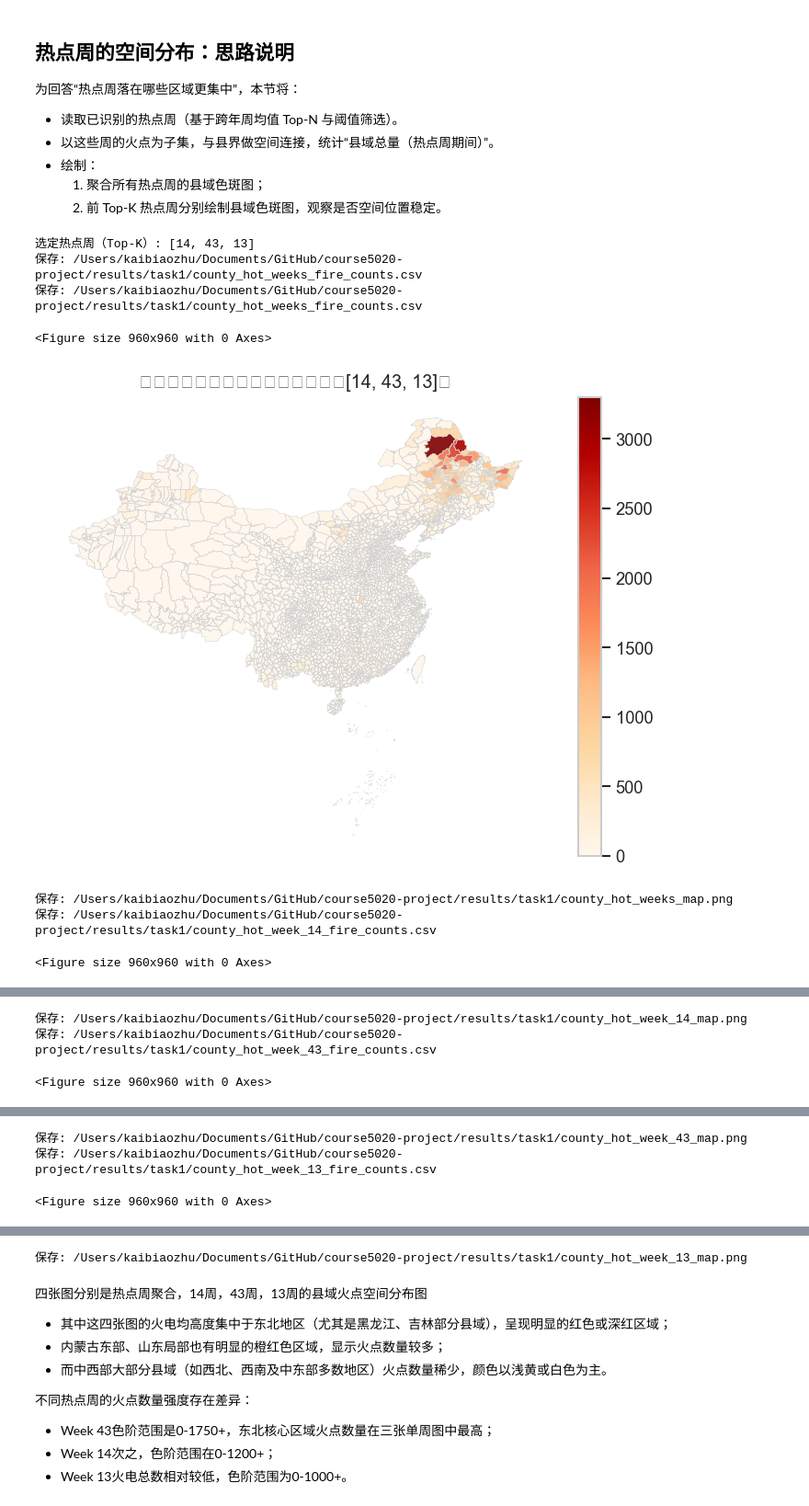
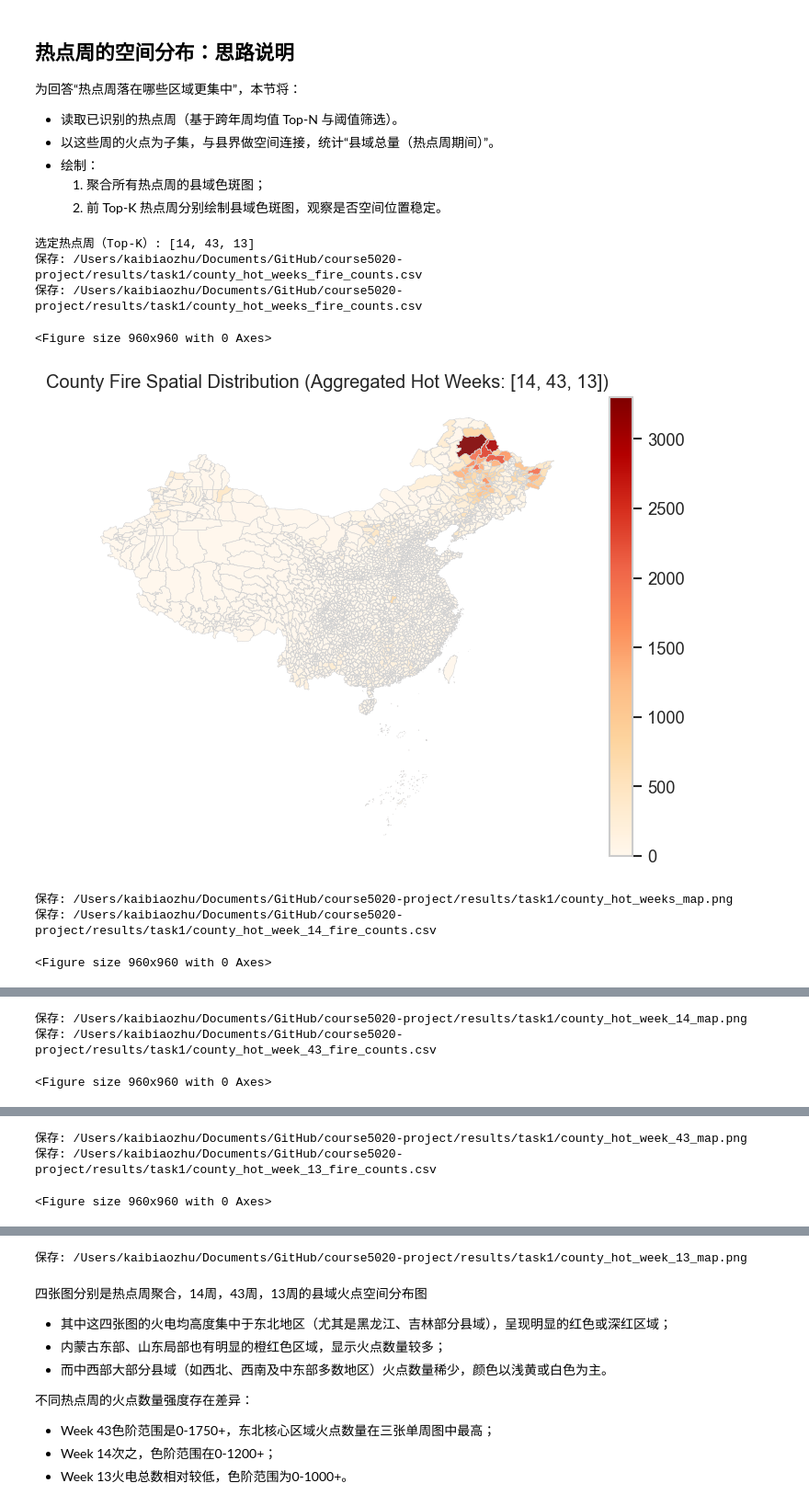
Before and after one commit to George-hardworking/course5020-project, a Jupyter notebook: src/main_self.ipynb, the cells around one changed output, grey strips where cells are left out. Shown at 92% size. Drawn from its saved outputs; the diff is of its cells as text; code cells hidden in the pictures.

```diff
--- a/src/main_self.ipynb
+++ b/src/main_self.ipynb
@@ -460,12 +460,12 @@ if len(fire_gdf) > 0:
 
     # 绘图：年度总量 + 趋势线
     plt.figure(figsize=(8,4))
-    sns.lineplot(x=years, y=y, marker='o', label='年度火点数')
-    plt.plot(years, intercept + slope*x, color='crimson', linewidth=2, label='趋势线 (Sen)')
-    title = f"年度火点数趋势（M-K: Z={Z:.2f}, p={P:.3f}, slope={slope:.1f}/年）"
+    sns.lineplot(x=years, y=y, marker='o', label='Annual Fire Count')
+    plt.plot(years, intercept + slope*x, color='crimson', linewidth=2, label='Trend line (Sen)')
+    title = f"Annual fire count trend (M-K: Z={Z:.2f}, p={P:.3f}, slope={slope:.1f}/yr)"
     plt.title(title)
-    plt.xlabel('年份')
-    plt.ylabel('火点数')
+    plt.xlabel('Year')
+    plt.ylabel('Fire Count')
     plt.legend()
     plt.tight_layout()
     out_png = RESULTS_TASK1 / 'yearly_trend.png'
@@ -634,7 +634,7 @@ if len(fire_gdf) > 0 and COUNTY_SHP.exists():
     plt.figure(figsize=(8,8))
     ax = counties.boundary.plot(edgecolor='lightgray', linewidth=0.3)
     county_stats.plot(column='fire_count', ax=ax, legend=True, cmap='OrRd', linewidth=0, alpha=0.9)
-    plt.title('县域火点总量空间分布（2010–2019 合并）')
+    plt.title('County Fire Total Spatial Distribution (2010–2019 Combined)')
     plt.axis('off')
     plt.tight_layout()
     plt.show()
@@ -677,7 +680,7 @@ if len(fire_gdf) > 0:
 
     plt.figure(figsize=(12, 6))
     sns.heatmap(pivot, cmap='YlOrRd', linewidths=0.3, linecolor='white')
-    plt.title('年 × ISO周 火点数热力图')
+    plt.title('Year * ISO Week Fire Counts Heatmap')
     plt.xlabel('ISO Week')
     plt.ylabel('ISO Year')
     plt.tight_layout()
@@ -720,9 +723,9 @@ if len(fire_gdf) > 0:
     plt.figure(figsize=(10,4))
     plt.fill_between(stats['week'], stats['p10'], stats['p90'], color='#FDE725', alpha=0.25, label='P10–P90')
     plt.plot(stats['week'], stats['mean'], color='#2C7FB8', linewidth=2, label='Mean')
-    plt.title('跨年每周火点数统计（均值与分位区间）')
+    plt.title('Weekly Fire Counts Across Years (Mean & Quantiles)')
     plt.xlabel('ISO Week')
-    plt.ylabel('火点数')
+    plt.ylabel('Fire Count')
     plt.legend()
     plt.tight_layout()
     wcurve_out = RESULTS_TASK1 / 'week_of_year_curve.png'
@@ -839,14 +842,14 @@ if len(fire_gdf) > 0:
         ax = axes[i]
         sub = season_stats_df[season_stats_df['season'] == s]
         if sub.empty:
-            ax.set_title(f'{s}（无数据）')
+            ax.set_title(f'{s} (no data)')
             ax.axis('off')
             continue
         ax.fill_between(sub['week_in_season'], sub['p10'], sub['p90'], color='#FDE725', alpha=0.25, label='P10–P90')
         ax.plot(sub['week_in_season'], sub['mean'], color='#2C7FB8', linewidth=2, label='Mean')
-        ax.set_title(f'{s} 季节内周序列')
-        ax.set_xlabel('季节内周序号')
-        ax.set_ylabel('火点数')
+        ax.set_title(f'Week-in-season sequence ({s})')
+        ax.set_xlabel('Week-in-season')
+        ax.set_ylabel('Fire Count')
         ax.legend(fontsize=8)
     plt.tight_layout()
     sw_plot = RESULTS_TASK1 / 'season_week_curves.png'
@@ -1000,7 +1003,7 @@ if len(fire_gdf) > 0 and COUNTY_SHP.exists():
         plt.figure(figsize=(8,8))
         ax = counties.boundary.plot(edgecolor='lightgray', linewidth=0.3)
         county_stats_all.plot(column='fire_count', ax=ax, legend=True, cmap='OrRd', linewidth=0, alpha=0.9)
-        plt.title(f'县域火点空间分布（聚合热点周：{hot_weeks}）')
+        plt.title(f'County Fire Spatial Distribution (Aggregated Hot Weeks: {hot_weeks})')
         plt.axis('off')
         plt.tight_layout()
         out_png_all = RESULTS_TASK1 / 'county_hot_weeks_map.png'
@@ -1023,35 +1026,35 @@ if len(fire_gdf) > 0 and COUNTY_SHP.exists():
             if key_w is None:
                 key_w = key  # 回退到上面选择的键
 
             county_counts_w = join_w.groupby(key_w).size().rename('fire_count').reset_index()
             county_stats_w = counties.merge(county_counts_w, on=key_w, how='left')
             county_stats_w['fire_count'] = county_stats_w['fire_count'].fillna(0).astype(int)
 
             out_csv_w = RESULTS_TASK1 / f'county_hot_week_{int(w)}_fire_counts.csv'
             county_stats_w.drop(columns='geometry').to_csv(out_csv_w, index=False)
             print('保存:', out_csv_w)
 
             plt.figure(figsize=(8,8))
             ax = counties.boundary.plot(edgecolor='lightgray', linewidth=0.3)
             county_stats_w.plot(column='fire_count', ax=ax, legend=True, cmap='OrRd', linewidth=0, alpha=0.9)
-            plt.title(f'县域火点空间分布（热点周：ISO Week {int(w)}）')
+            plt.title(f'County Fire Spatial Distribution (Hot Week: ISO Week {int(w)})')
             plt.axis('off')
             plt.tight_layout()
             out_png_w = RESULTS_TASK1 / f'county_hot_week_{int(w)}_map.png'
             plt.savefig(out_png_w, dpi=150)
             plt.show()
             print('保存:', out_png_w)
 else:
     if not COUNTY_SHP.exists():
         print('未找到县界文件:', COUNTY_SHP)
     else:
         print('无火点数据，跳过热点周空间分析。')
 # %% [output]
 选定热点周（Top-K）: [14, 43, 13]
 保存: /Users/kaibiaozhu/Documents/GitHub/course5020-project/results/task1/county_hot_weeks_fire_counts.csv
 保存: /Users/kaibiaozhu/Documents/GitHub/course5020-project/results/task1/county_hot_weeks_fire_counts.csv
 <Figure size 960x960 with 0 Axes>
-[figure, old version]
+[figure, new version]
 保存: /Users/kaibiaozhu/Documents/GitHub/course5020-project/results/task1/county_hot_weeks_map.png
 保存: /Users/kaibiaozhu/Documents/GitHub/course5020-project/results/task1/county_hot_week_14_fire_counts.csv
 <Figure size 960x960 with 0 Axes>
```
Also changed, not shown: parts of 8 cells of this notebook.
